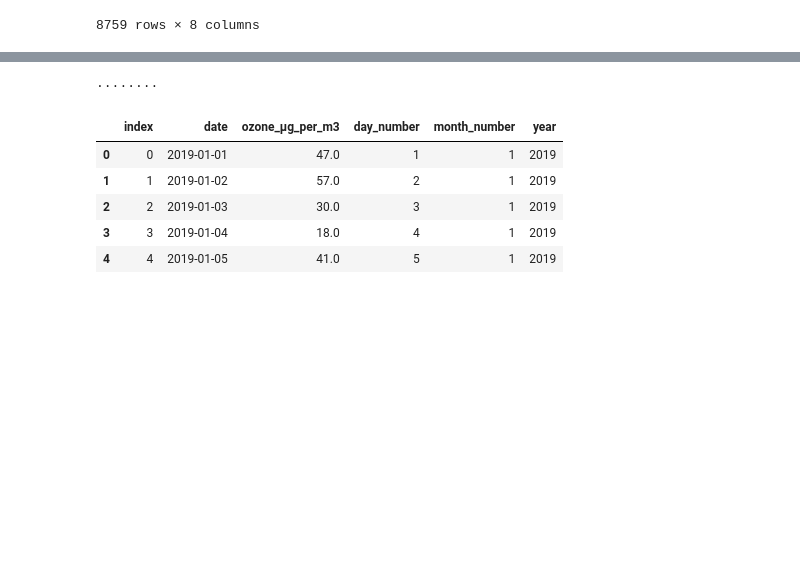
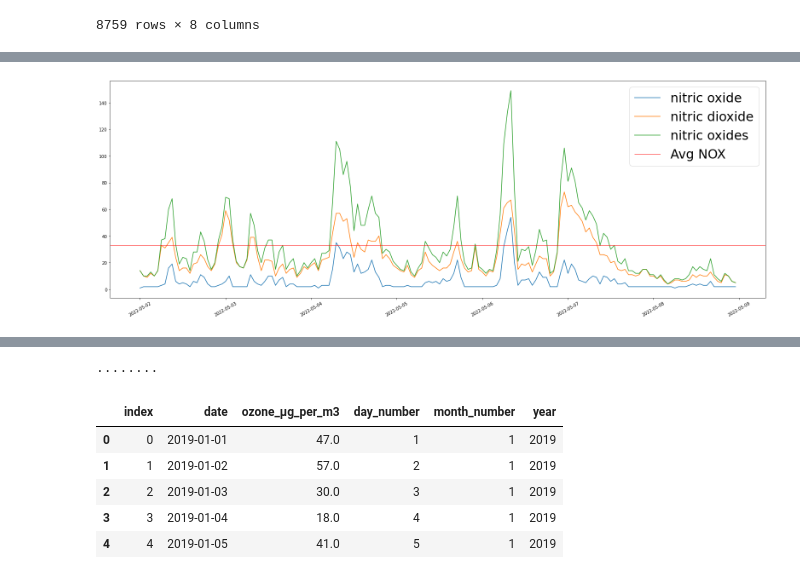
Before and after one commit to bennednedben/AIR-POLLUTION-on-Frankfurter-Allee, a Jupyter notebook: Jupiter Notebook/all_stunde.ipynb, the cells around one changed output, grey strips where cells are left out. Cells and saved outputs as stored; diff of their text form; code cells hidden in the pictures; blank space fills up the shorter version.

```diff
--- a/Jupiter Notebook/all_stunde.ipynb
+++ b/Jupiter Notebook/all_stunde.ipynb
@@ -138,0 +93,13 @@ plt.show()
+# %%
+# nitric oxides
+plt.figure(figsize=(22,8))
+plt.plot(data_may.datetime, data_may['nitric_oxide_no_µg_per_m3'], label='nitric oxide')
+plt.plot(data_may.datetime, data_may['nitrogen_dioxide_µg_per_m3'], label='nitric dioxide')
+plt.plot(data_may.datetime, data_may['nitric_oxide_nox_µg_per_m3'], label='nitric oxides')
+plt.axhline(y=np.nanmean(data_may['nitric_oxide_nox_µg_per_m3']), color='red', linewidth=1, label='Avg NOX')
+plt.legend(prop={'size': 30})
+plt.xticks(rotation=30)
+plt.tight_layout()
+plt.show()
+# %% [output]
+[figure, new version]
```
Also changed, not shown: parts of 12 cells of this notebook.
